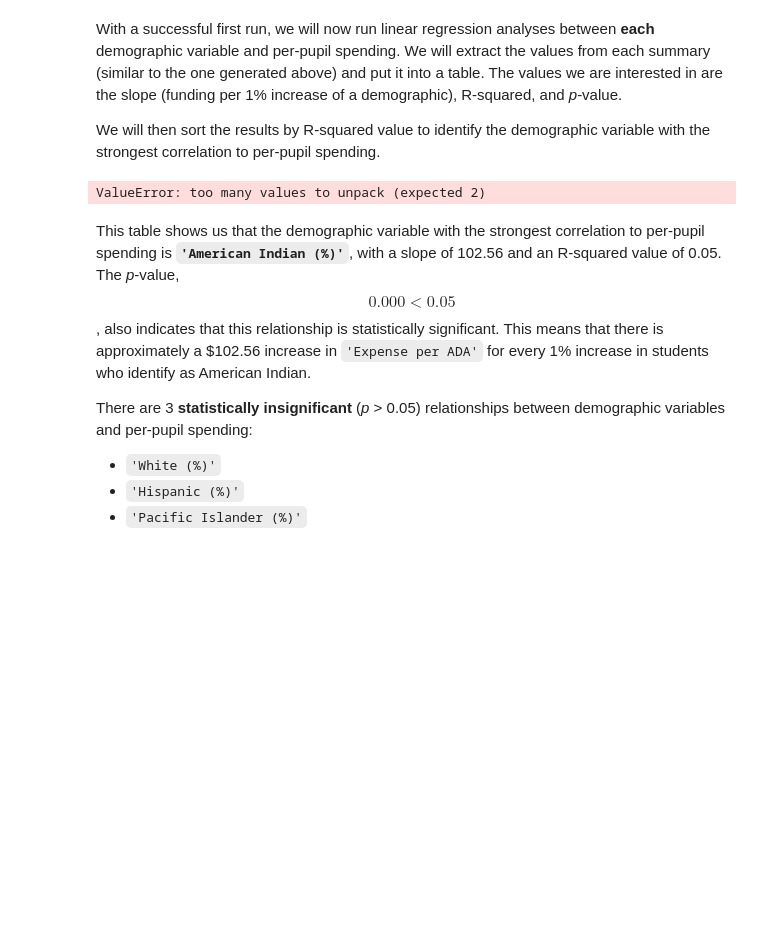
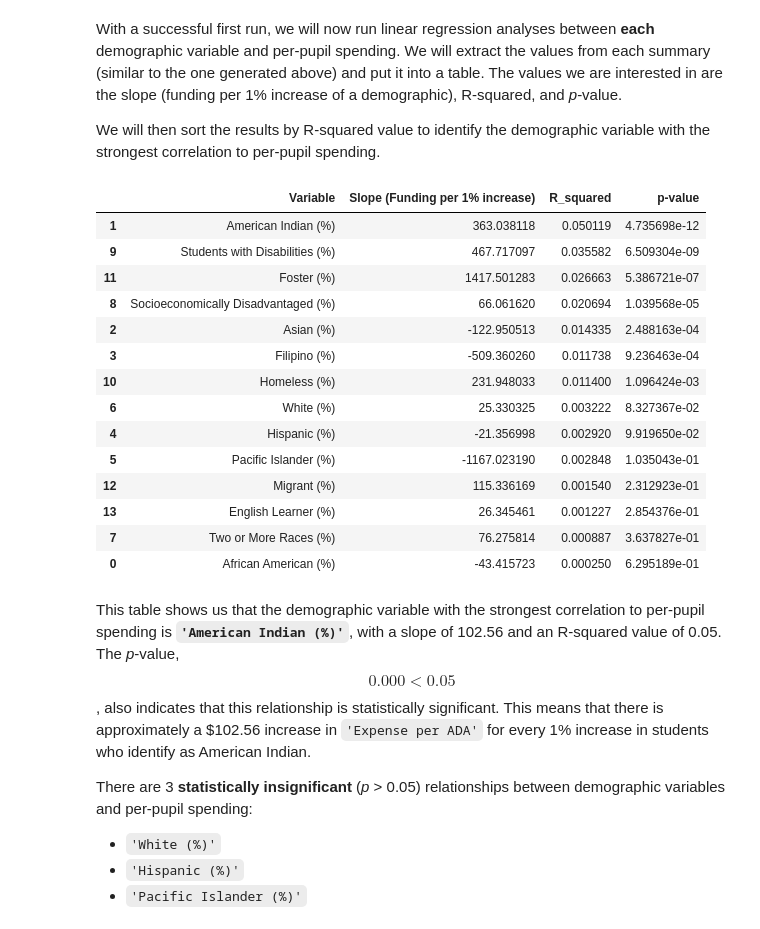
Before and after one commit to lquuu/593-milestone-1, a Jupyter notebook: deepnote/SIADS_593_Milestone_Project/Notebook 5- Regression Analyses.ipynb, the cells around one changed output. Cells and saved outputs as stored; diff of their text form; code cells hidden in the pictures; blank space fills up the shorter version.

```diff
--- a/deepnote/SIADS_593_Milestone_Project/Notebook 5- Regression Analyses.ipynb
+++ b/deepnote/SIADS_593_Milestone_Project/Notebook 5- Regression Analyses.ipynb
@@ -205,17 +205,31 @@ We will then sort the results by R-squared value to identify the demographic var
 # %%
 rows = []
 for col in DEMOGRAPHIC_COLS:
-    modelrow = run_bivariate(district_and_expenses, x=col, y=Y)
+    row = run_bivariate(district_and_expenses, x=col, y=Y)
     rows.append(row)
 
 reg_summary_3_2 = (
     pd.DataFrame(rows)
       .sort_values("R_squared", ascending=False)
 )
 
 display(reg_summary_3_2)
 # %% [output]
-ValueError: too many values to unpack (expected 2)
+|  | Variable | Slope (Funding per 1% increase) | R_squared | p-value |
+| 1 | American Indian (%) | 363.038118 | 0.050119 | 4.735698e-12 |
+| 9 | Students with Disabilities (%) | 467.717097 | 0.035582 | 6.509304e-09 |
+| 11 | Foster (%) | 1417.501283 | 0.026663 | 5.386721e-07 |
+| 8 | Socioeconomically Disadvantaged (%) | 66.061620 | 0.020694 | 1.039568e-05 |
+| 2 | Asian (%) | -122.950513 | 0.014335 | 2.488163e-04 |
+| 3 | Filipino (%) | -509.360260 | 0.011738 | 9.236463e-04 |
+| 10 | Homeless (%) | 231.948033 | 0.011400 | 1.096424e-03 |
+| 6 | White (%) | 25.330325 | 0.003222 | 8.327367e-02 |
+| 4 | Hispanic (%) | -21.356998 | 0.002920 | 9.919650e-02 |
+| 5 | Pacific Islander (%) | -1167.023190 | 0.002848 | 1.035043e-01 |
+| 12 | Migrant (%) | 115.336169 | 0.001540 | 2.312923e-01 |
+| 13 | English Learner (%) | 26.345461 | 0.001227 | 2.854376e-01 |
+| 7 | Two or More Races (%) | 76.275814 | 0.000887 | 3.637827e-01 |
+| 0 | African American (%) | -43.415723 | 0.000250 | 6.295189e-01 |
 # %% [markdown]
 This table shows us that the demographic variable with the strongest correlation to per-pupil spending is **`'American Indian (%)'`**, with a slope of 102.56 and an R-squared value of 0.05. The *p*-value, $$0.000 < 0.05$$, also indicates that this relationship is statistically significant. This means that there is approximately a $102.56 increase in `'Expense per ADA'` for every 1% increase in students who identify as American Indian.
 
```
Also changed, not shown: parts of 2 cells of this notebook.
